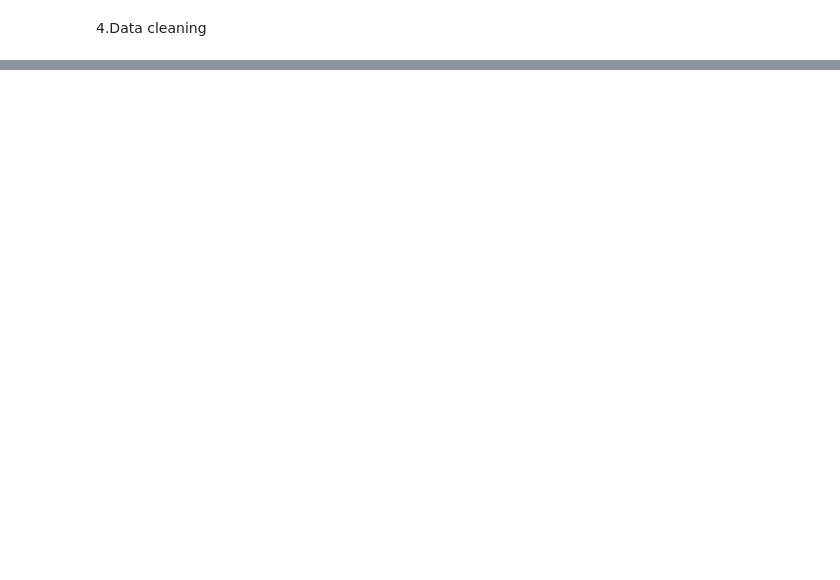
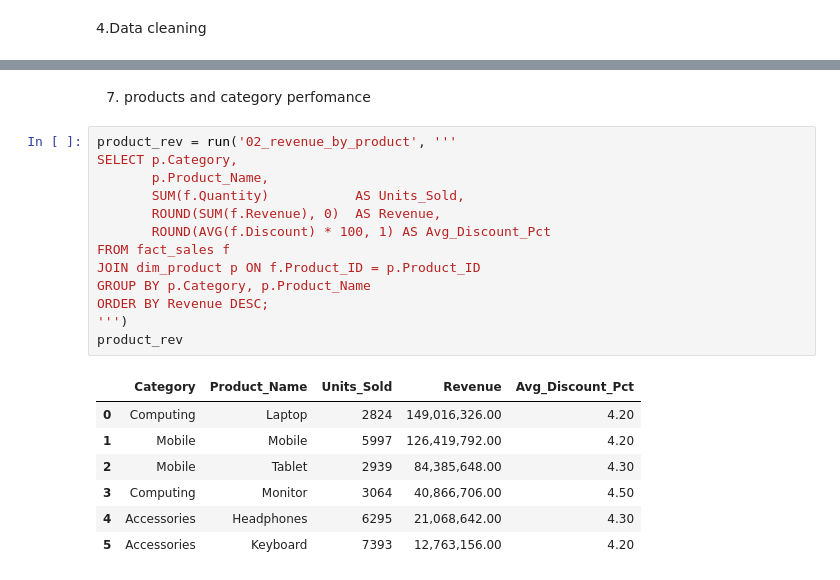
Before and after one commit to sradha8658/Sales-Performance-Revenue-Analysis-Dashboard, a Jupyter notebook: Sales_Performance_Revenue_Analysis.ipynb, the cells around one changed output, grey strips where cells are left out. Saved outputs shown, nothing was run; the diff lists cells and outputs as text; blank space fills up the shorter version.

```diff
--- a/Sales_Performance_Revenue_Analysis.ipynb
+++ b/Sales_Performance_Revenue_Analysis.ipynb
@@ -243,0 +275,23 @@ Power BI ready file exported
+# %% [markdown]
+7. products and category perfomance
+# %%
+product_rev = run('02_revenue_by_product', '''
+SELECT p.Category,
+       p.Product_Name,
+       SUM(f.Quantity)           AS Units_Sold,
+       ROUND(SUM(f.Revenue), 0)  AS Revenue,
+       ROUND(AVG(f.Discount) * 100, 1) AS Avg_Discount_Pct
+FROM fact_sales f
+JOIN dim_product p ON f.Product_ID = p.Product_ID
+GROUP BY p.Category, p.Product_Name
+ORDER BY Revenue DESC;
+''')
+product_rev
+# %% [output]
+|  | Category | Product_Name | Units_Sold | Revenue | Avg_Discount_Pct |
+| 0 | Computing | Laptop | 2824 | 149,016,326.00 | 4.20 |
+| 1 | Mobile | Mobile | 5997 | 126,419,792.00 | 4.20 |
+| 2 | Mobile | Tablet | 2939 | 84,385,648.00 | 4.30 |
+| 3 | Computing | Monitor | 3064 | 40,866,706.00 | 4.50 |
+| 4 | Accessories | Headphones | 6295 | 21,068,642.00 | 4.30 |
+| 5 | Accessories | Keyboard | 7393 | 12,763,156.00 | 4.20 |
```
Also changed, not shown: parts of 52 cells of this notebook.
